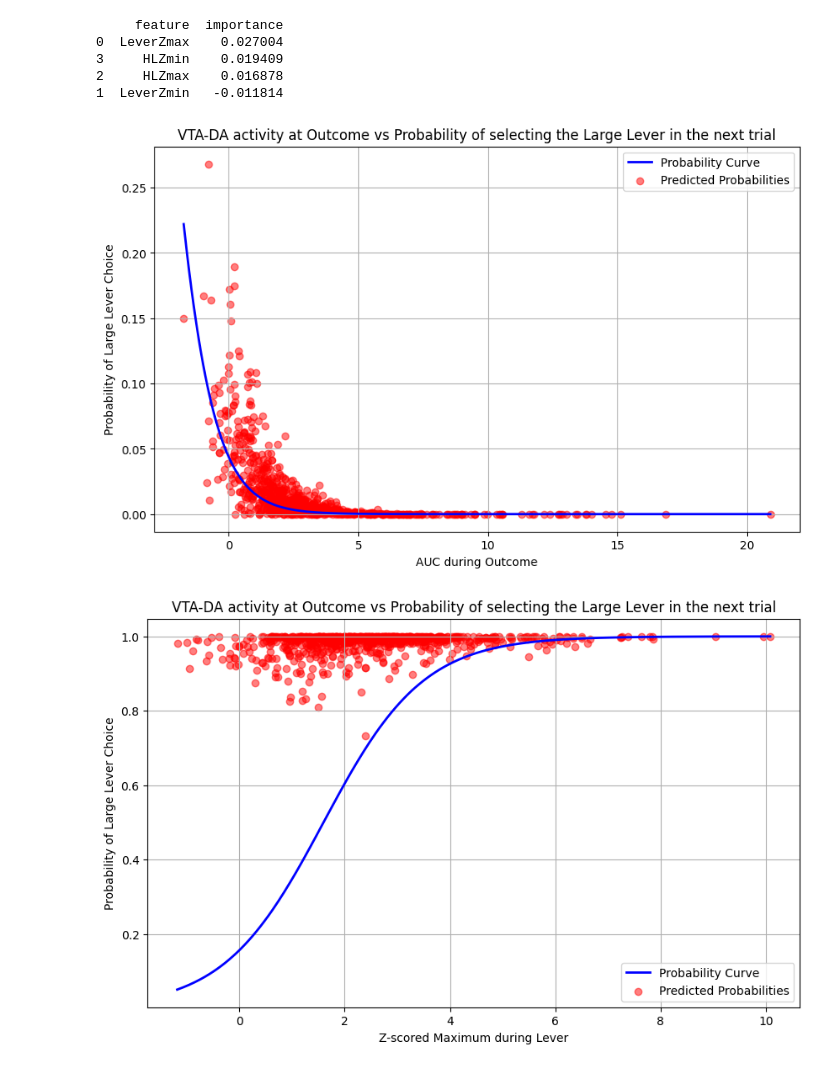
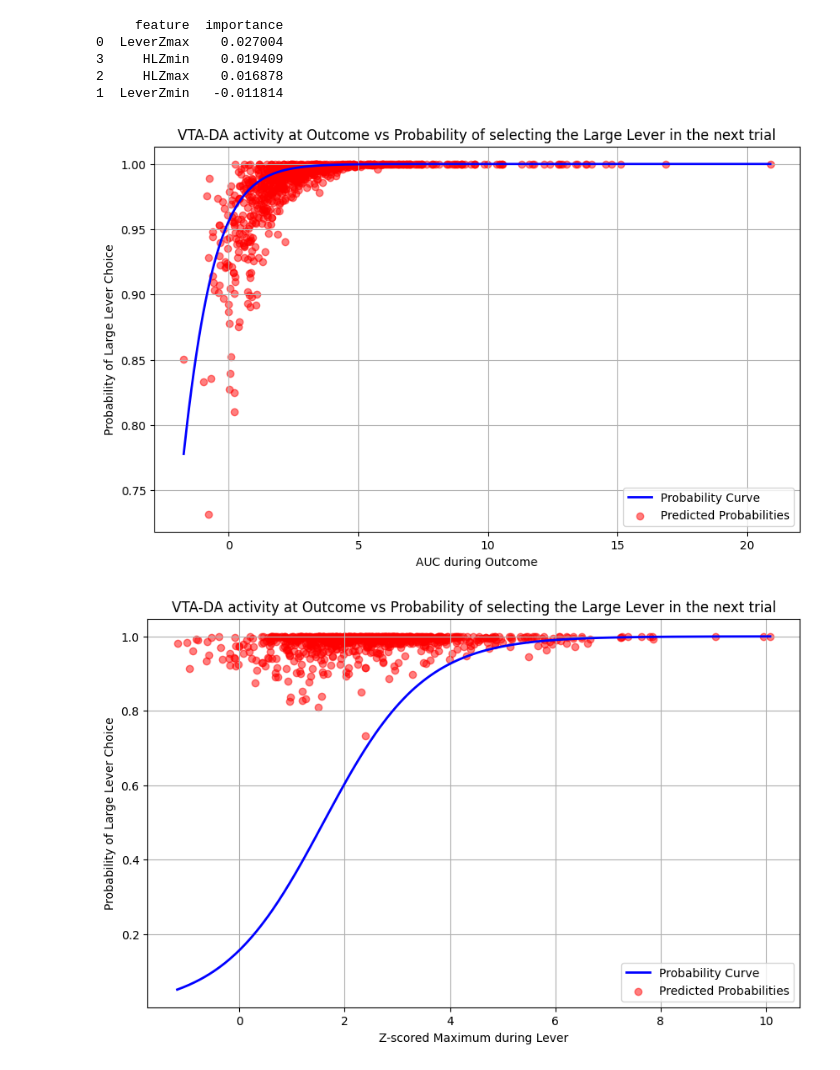
Before and after one commit to wonnpyon/ML-For-Beginners, a Jupyter notebook: Photometry/06MNlogitReg.ipynb, the cells around one changed output. Drawn from its saved outputs; the diff is of its cells as text; code cells hidden in the pictures.

```diff
--- a/Photometry/06MNlogitReg.ipynb
+++ b/Photometry/06MNlogitReg.ipynb
@@ -231,36 +231,36 @@ import pandas as pd
 df_filtered = df[feature_names]
 
 # Calculate the mean of other features in your dataset
 X_mean = df_filtered.drop('LeverZmax', axis=1).mean()
 
 # Generate a range of values for LeverZmax
 lever_zmax_range = np.linspace(df_filtered['LeverZmax'].min(), df_filtered['LeverZmax'].max(), 300)
 X_pred = np.repeat(X_mean.values.reshape(1, -1), len(lever_zmax_range), axis=0)
 X_pred = np.insert(X_pred, 0, lever_zmax_range, axis=1)  # Insert LeverZmax values
 
 # Calculate the predicted probability of NextLever=1 for the curve
-prob_next_lever_1_curve = model.predict_proba(X_pred)[:, 0]
+prob_next_lever_1_curve = model.predict_proba(X_pred)[:, 1]
 
 # Calculate the predicted probability of NextLever=1 for each data point
 X_data_points = df_filtered.copy()
 X_data_points['LeverZmax'] = X_data_points['LeverZmax'].astype(float)
-prob_next_lever_1_points = model.predict_proba(X_data_points)[:, 0]
+prob_next_lever_1_points = model.predict_proba(X_data_points)[:, 1]
 
 # Plotting the probability curve
 plt.figure(figsize=(10, 6))
 plt.plot(lever_zmax_range, prob_next_lever_1_curve, color='blue', label='Probability Curve', linewidth=2)
 
 # Plotting the individual data points with their predicted probabilities
 plt.scatter(df_filtered['LeverZmax'], prob_next_lever_1_points, color='red', label='Predicted Probabilities', alpha=0.5)
 
 plt.title('VTA-DA activity at Outcome vs Probability of selecting the Large Lever in the next trial')
 plt.xlabel('AUC during Outcome')
 plt.ylabel('Probability of Large Lever Choice')
 plt.legend()
 plt.grid(True)
 plt.show()
 # %% [output]
-[figure, old version]
+[figure, new version]
 # %%
 
 # Calculate the mean of other features in your dataset
```
Also changed, not shown: 1 other file.
